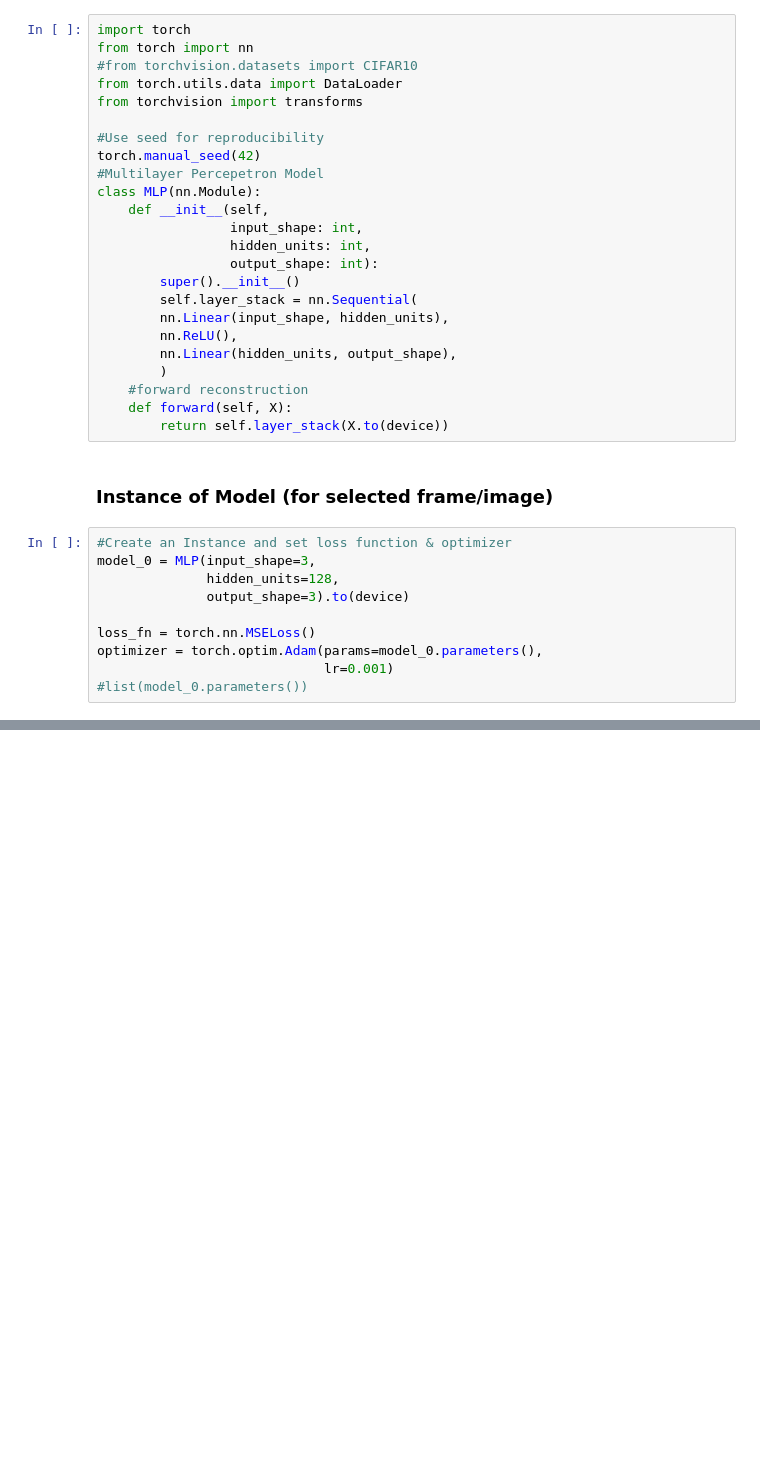
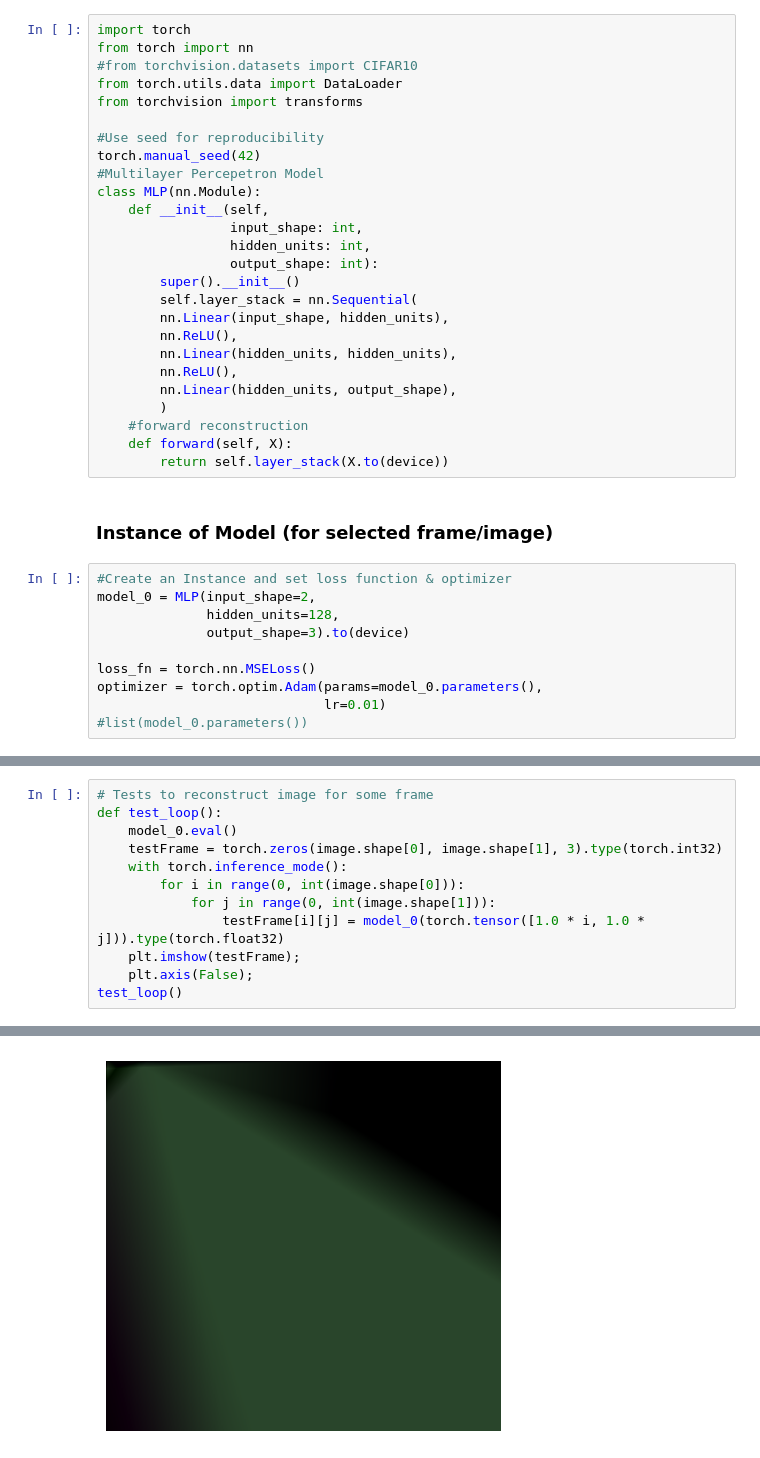
Before and after one commit to martinezdavid12/DMartinez_CILab, a Jupyter notebook: 2D_image.ipynb, the cells around one changed output, grey strips where cells are left out. Cells and saved outputs as stored; diff of their text form; blank space fills up the shorter version.

```diff
--- a/2D_image.ipynb
+++ b/2D_image.ipynb
@@ -111,6 +138,8 @@ class MLP(nn.Module):
         self.layer_stack = nn.Sequential(
         nn.Linear(input_shape, hidden_units),
         nn.ReLU(),
+        nn.Linear(hidden_units, hidden_units),
+        nn.ReLU(),
         nn.Linear(hidden_units, output_shape),
         )
     #forward reconstruction
@@ -120,11 +149,11 @@ class MLP(nn.Module):
 ### Instance of Model (for selected frame/image)
 # %%
 #Create an Instance and set loss function & optimizer
-model_0 = MLP(input_shape=3,
+model_0 = MLP(input_shape=2,
               hidden_units=128,
               output_shape=3).to(device)
 
 loss_fn = torch.nn.MSELoss()
 optimizer = torch.optim.Adam(params=model_0.parameters(),
-                             lr=0.001)
+                             lr=0.01)
 #list(model_0.parameters())
@@ -130,0 +210,13 @@ optimizer = torch.optim.Adam(params=model_0.parameters(),
+# %%
+# Tests to reconstruct image for some frame
+def test_loop():
+    model_0.eval()
+    testFrame = torch.zeros(image.shape[0], image.shape[1], 3).type(torch.int32)
+    with torch.inference_mode():
+        for i in range(0, int(image.shape[0])):
+            for j in range(0, int(image.shape[1])):
+                testFrame[i][j] = model_0(torch.tensor([1.0 * i, 1.0 * j])).type(torch.float32)
+    plt.imshow(testFrame);
+    plt.axis(False);
+test_loop()
+# %% [output]
@@ -131 +224,2 @@ optimizer = torch.optim.Adam(params=model_0.parameters(),
+[figure, added]
 # %% [markdown]
```
Also changed, not shown: parts of 16 cells of this notebook.
